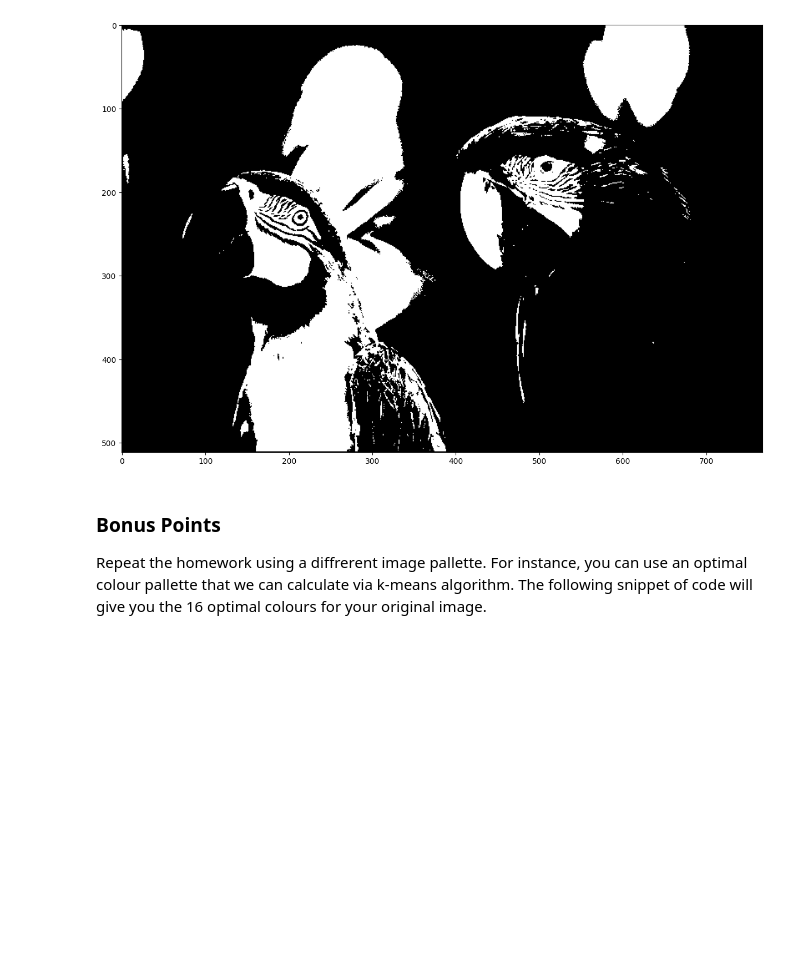
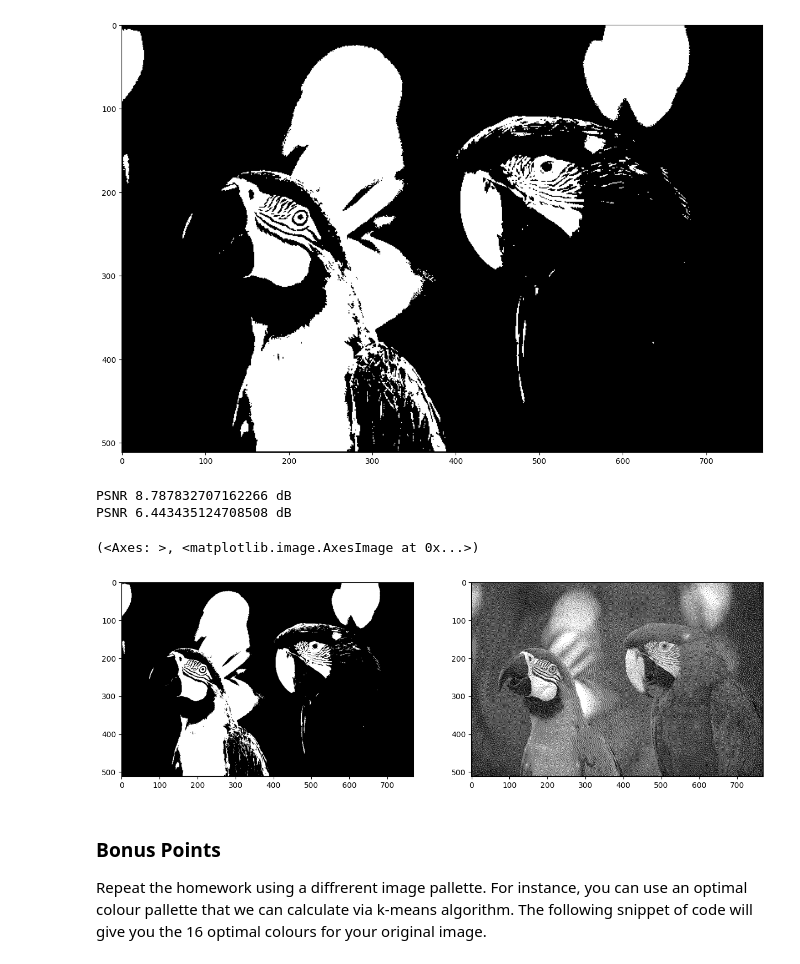
Before and after one commit to sergiyromanenko/CV-HW, a Jupyter notebook: lesson_5/homework/Homework.ipynb, the cells around one changed output. Cells and saved outputs as stored; diff of their text form; code cells hidden in the pictures; blank space fills up the shorter version.

Commit message:
Created using Colaboratory - bugfix

```diff
--- a/lesson_5/homework/Homework.ipynb
+++ b/lesson_5/homework/Homework.ipynb
@@ -203,6 +208,62 @@ print('PSNR', psnr(img, quantized2), 'dB')
 # %% [output]
 PSNR 8.787832707162266 dB
 [figure]
+# %%
+from tqdm import tqdm
+# Black, white
+colors2 = np.array([[0, 0, 0],
+                   [255, 255, 255]])
+
+# Make a temporal copy of the original image, we will need it for error diffusion
+img_tmp = np.copy(img)
+dithering2 = np.zeros_like(img)
+
+# Define the Floyd-Steinberg diffusion matrix
+
+for r in tqdm(range(1, rows-1)):
+    for c in range(1, cols-1):
+        # Extract the original pixel value
+        pixel = img_tmp[r, c, :]
+        # Find the closest colour from the pallette (using absolute value/Euclidean distance)
+        # Note: You may need more than one line of code here
+
+        # Calculate Euclidean distance
+        distances = np.sqrt(np.sum((colors2 - pixel) ** 2, axis=1))
+        # Find index of the closest color
+        closest_index = np.argmin(distances)
+        # Get the closest color
+        new_pixel = colors2[closest_index]
+
+        # Compute quantization error
+        quant_error = pixel - new_pixel
+
+        # Diffuse the quantization error accroding to the FS diffusion matrix
+        # https://en.wikipedia.org/wiki/Floyd%E2%80%93Steinberg_dithering
+        # Note: You may need more than one line of code here
+        #       img_tmp =
+        img_tmp[r, c + 1] += quant_error * 7 / 16        # right
+        img_tmp[r + 1, c - 1] += quant_error * 3 / 16    # left, down
+        img_tmp[r + 1, c] += quant_error * 5 / 16        # down
+        img_tmp[r + 1, c + 1] += quant_error * 1 / 16    # right, down
+
+        # Apply dithering
+        dithering2[r, c, :] = new_pixel
+# %%
+# Compute average quantization error (Peak Signal-to-Noise Ratio (PSNR))
+# the image already casted to float
+
+print('PSNR', psnr(img, quantized2), 'dB')
+print('PSNR', psnr(img, dithering2), 'dB')
+# %% [output]
+PSNR 8.787832707162266 dB
+PSNR 6.443435124708508 dB
+# %%
+# Show quantized image (don't forget to cast back to uint8)
+plt.subplot(121), plt.imshow(quantized2.astype(np.uint8))   # optimally quantized
+plt.subplot(122), plt.imshow(dithering2.astype(np.uint8))   # dithering
+# %% [output]
+(<Axes: >, <matplotlib.image.AxesImage at 0x...>)
+[figure, added]
 # %% [markdown]
 ### Bonus Points
 
```
Also changed, not shown: parts of 4 cells of this notebook.
